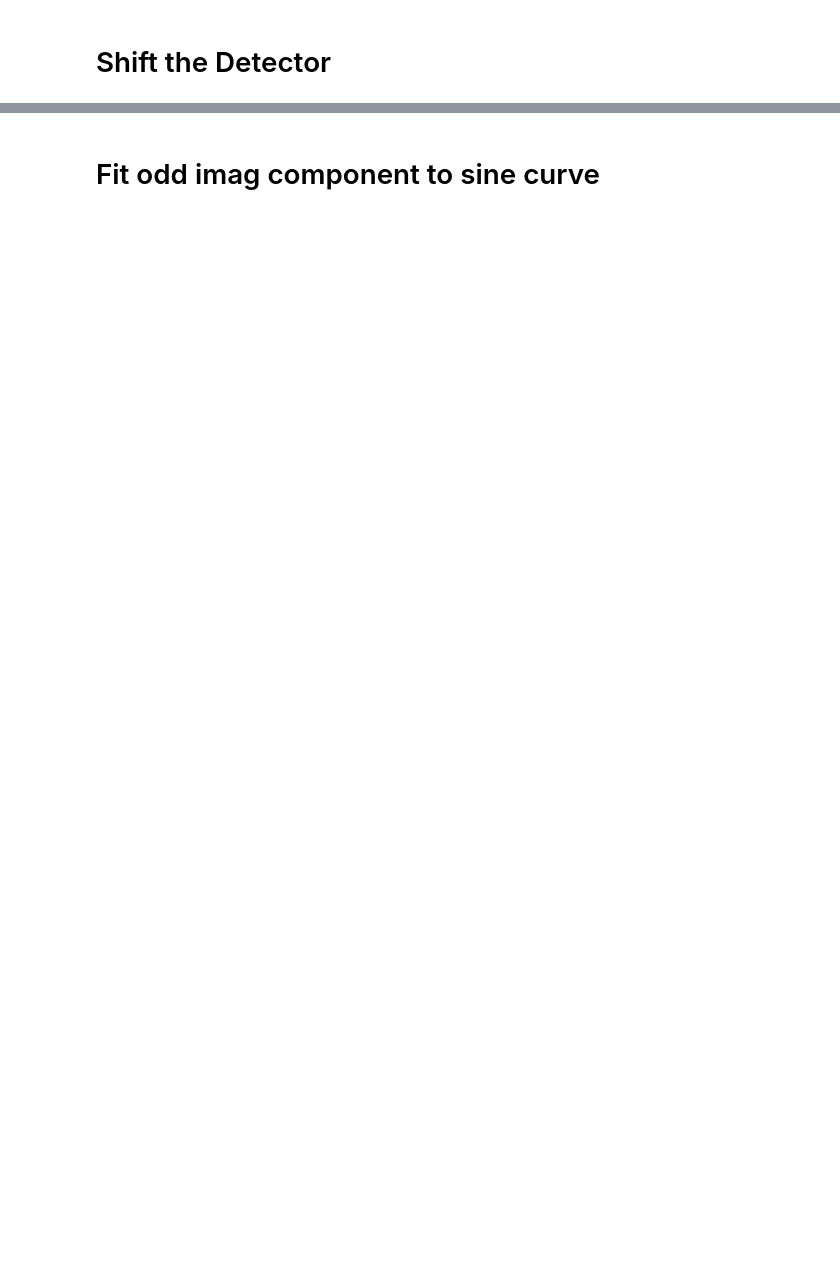
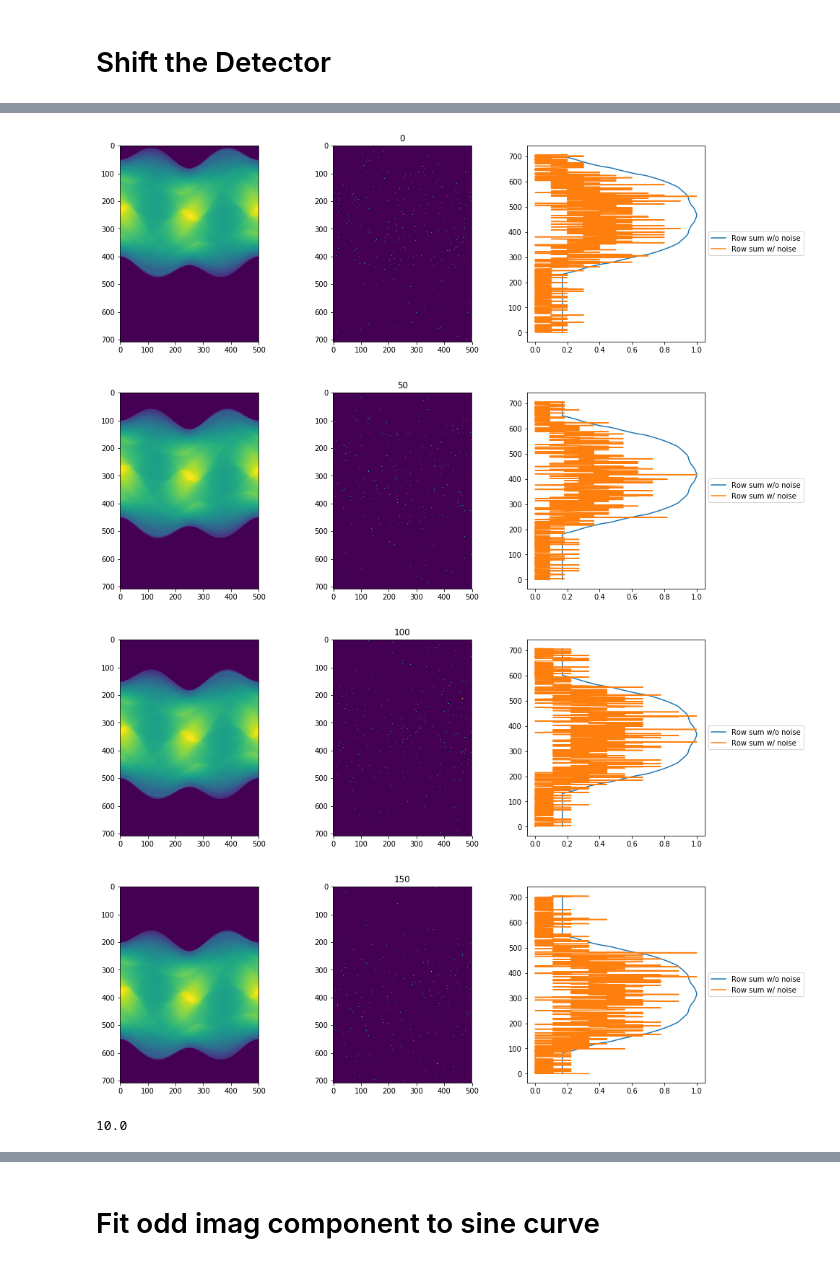
Before and after one commit to everettvacek/rotationCenter, a Jupyter notebook: Detector_shifting.ipynb, the cells around one changed output, grey strips where cells are left out. Saved outputs shown, nothing was run; the diff lists cells and outputs as text; code cells hidden in the pictures; blank space fills up the shorter version.

```diff
--- a/Detector_shifting.ipynb
+++ b/Detector_shifting.ipynb
@@ -156,2 +78,62 @@ plt.show()
+# %%
+DC_even = []
+SYM_even= []
+DC_odd = []
+SYM_odd = []
+DC_all = []
+SYM_all = []
+j = iter(list(range(50)))
+
+
+shifting_range = sinogram.shape[0]-300
+for i in range(shifting_range):
+
+    #shift sinogram so rotation center is off of image center and add noise
+    sinogram_shift_noiseless = np.clip(np.zeros((int(sinogram.shape[0]*2-256),sinogram.shape[1])),clip,None)
+    sinogram_shift_noiseless[i:i+sinogram.shape[0],:] = sinogram
+
+    #Add poisson noise to sinogram
+    sinogram_shift = add_noise(sinogram_shift_noiseless, exposure, bit_depth = 8)[0]
+
+    #Sum sinogram along rows.
+    rowsum = np.sum(sinogram_shift_noiseless, axis=1, dtype=np.float64)
+    rowsum_noise = np.sum(sinogram_shift, axis=1, dtype=np.float64)
+
+
+    #Extract DC and SYM frequencies
+    DC, SYM = DC_and_SYM(rowsum_noise)
+
+    DC_all.append(DC)
+    SYM_all.append(SYM)
+    #Extract even and odd parts of DC and SYM.
+    DC_even.append(np.real(DC))
+    SYM_even.append(np.real(SYM))
+    DC_odd.append(np.imag(DC))
+    SYM_odd.append(np.imag(SYM))
+
+    #Plotting
+    if i %50==0:
+        a = next(j)
+        plt.figure(figsize=(15,5))
+        plt.subplot(131)
+        plt.imshow(sinogram_shift_noiseless)
+        plt.subplot(132)
+        plt.imshow(sinogram_shift)
+        plt.title(str(a*50))
+        plt.subplot(133)
+        plt.plot((rowsum/np.max(rowsum))[::-1], np.arange(0,sinogram_shift.shape[0],1), label = 'Row sum w/o noise')
+        plt.plot((rowsum_noise/np.max(rowsum_noise))[::-1], np.arange(0,sinogram_shift.shape[0],1), label = 'Row sum w/ noise')
+        plt.legend(loc='center left', bbox_to_anchor=(1, 0.5))
+        #plt.title('Entropy = ' + str(entropy)[0:10])
+        plt.show()
+
+plt.show()
+print(np.max(rowsum_noise))
+# %% [output]
+[figure, added]
+[figure, added]
+[figure, added]
+[figure, added]
+10.0
 # %%
 plt.figure(figsize=(10,10))
```
Also changed, not shown: parts of 8 cells of this notebook.
